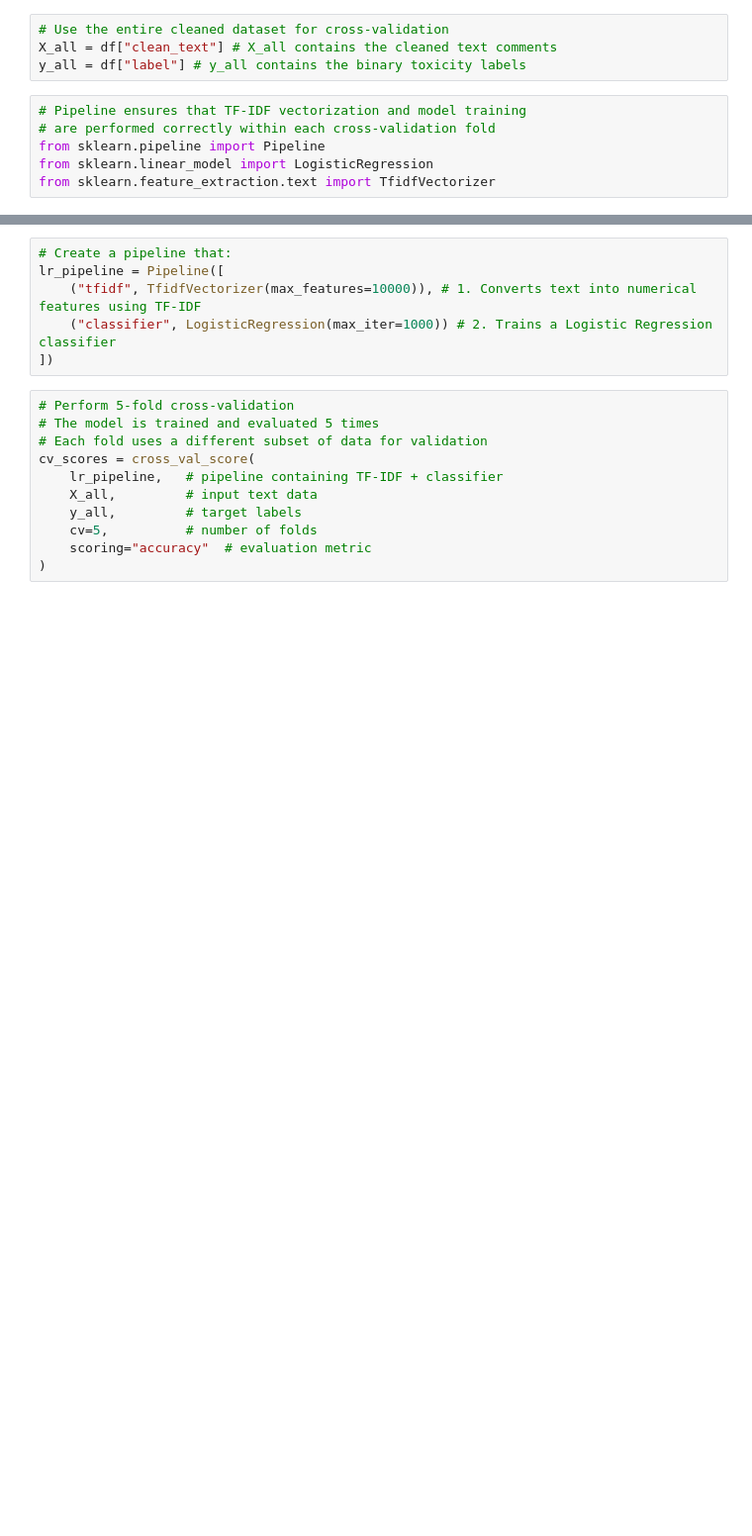
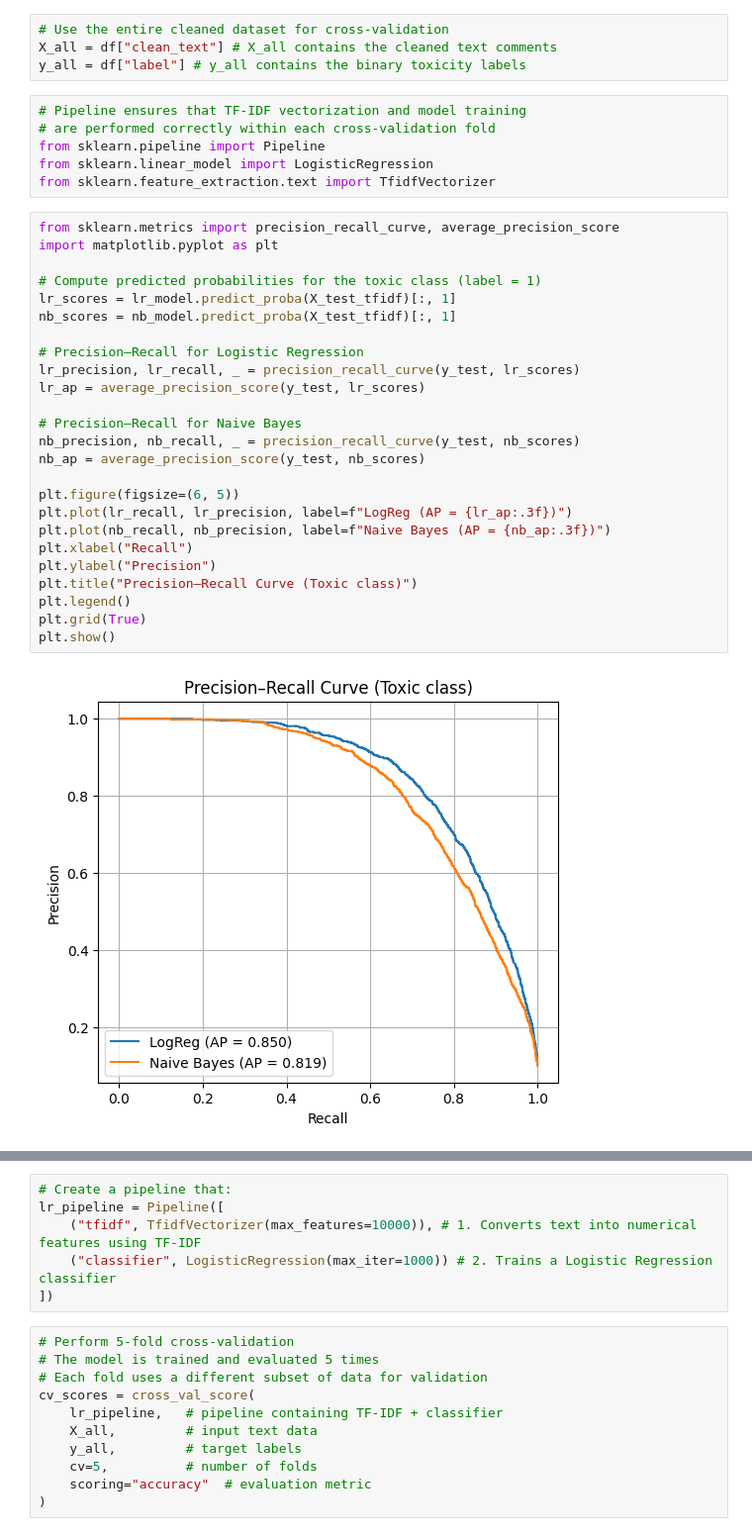
Before and after one commit to jasrulete/toxic-comment-detector, a Jupyter notebook: notebooks/toxic_comment_training.ipynb, the cells around one changed output, grey strips where cells are left out. Shown at 99% size. Drawn from its saved outputs; the diff is of its cells as text; blank space fills up the shorter version.

```diff
--- a/notebooks/toxic_comment_training.ipynb
+++ b/notebooks/toxic_comment_training.ipynb
@@ -178,3 +179,30 @@ y_all = df["label"] # y_all contains the binary toxicity labels
 from sklearn.pipeline import Pipeline
 from sklearn.linear_model import LogisticRegression
 from sklearn.feature_extraction.text import TfidfVectorizer
+# %%
+from sklearn.metrics import precision_recall_curve, average_precision_score
+import matplotlib.pyplot as plt
+
+# Compute predicted probabilities for the toxic class (label = 1)
+lr_scores = lr_model.predict_proba(X_test_tfidf)[:, 1]
+nb_scores = nb_model.predict_proba(X_test_tfidf)[:, 1]
+
+# Precision–Recall for Logistic Regression
+lr_precision, lr_recall, _ = precision_recall_curve(y_test, lr_scores)
+lr_ap = average_precision_score(y_test, lr_scores)
+
+# Precision–Recall for Naive Bayes
+nb_precision, nb_recall, _ = precision_recall_curve(y_test, nb_scores)
+nb_ap = average_precision_score(y_test, nb_scores)
+
+plt.figure(figsize=(6, 5))
+plt.plot(lr_recall, lr_precision, label=f"LogReg (AP = {lr_ap:.3f})")
+plt.plot(nb_recall, nb_precision, label=f"Naive Bayes (AP = {nb_ap:.3f})")
+plt.xlabel("Recall")
+plt.ylabel("Precision")
+plt.title("Precision–Recall Curve (Toxic class)")
+plt.legend()
+plt.grid(True)
+plt.show()
+# %% [output]
+[figure, added]
```
Also changed, not shown: parts of 10 cells of this notebook, 6 other files.
